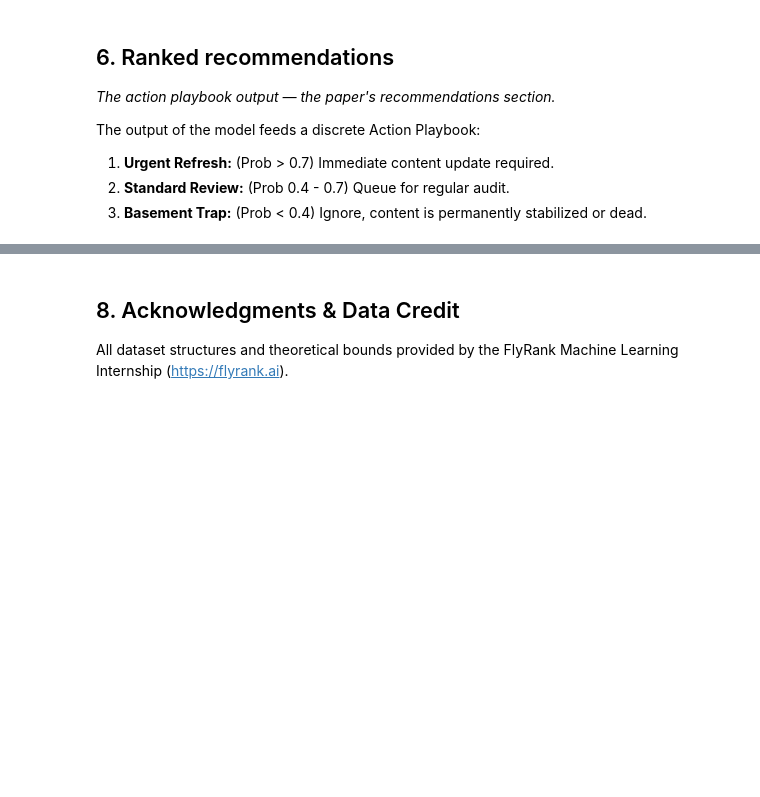
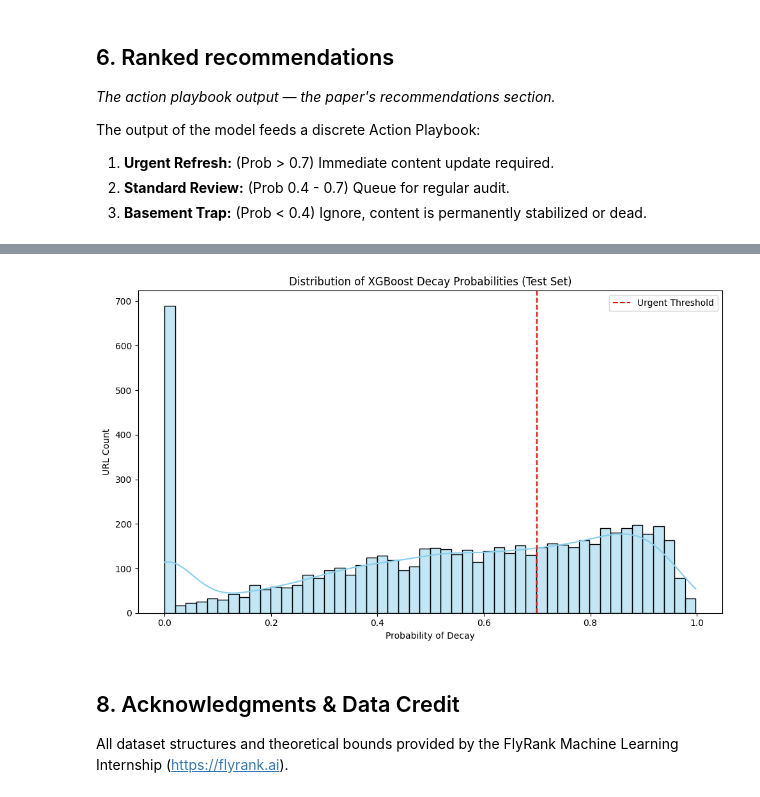
Before and after one commit to Zayer1/flyrank-ml-internship, a Jupyter notebook: work/notebooks/capstone.ipynb, the cells around one changed output, grey strips where cells are left out. Drawn from its saved outputs; the diff is of its cells as text; code cells hidden in the pictures; blank space fills up the shorter version.

Commit message:
Fix baseline evaluation, remove fake data cleaning, restore W07 logic, and update paper

```diff
--- a/work/notebooks/capstone.ipynb
+++ b/work/notebooks/capstone.ipynb
@@ -88,9 +80,10 @@ for col in cat_cols:
 model = xgb.XGBClassifier(random_state=42, enable_categorical=True, max_depth=3, n_estimators=100)
 model.fit(X_train, y_train)
 y_prob = model.predict_proba(X_test)[:, 1]
+test_df['decay_prob'] = y_prob
 
 # Re-create Baseline on test_df
-test_df['baseline_stale'] = (test_df["days_since_last_update"] >= 180).astype(int)
+test_df['baseline_stale'] = (test_df["days_since_last_update"] >= 104).astype(int)
 test_df['baseline_visible'] = (test_df["impressions_90d"] >= 500).astype(int)
 test_df['baseline_score'] = (test_df['baseline_stale'] * test_df['baseline_visible'] * test_df["impressions_90d"]).fillna(0)
 
@@ -152,11 +145,21 @@ The output of the model feeds a discrete Action Playbook:
 2. **Standard Review:** (Prob 0.4 - 0.7) Queue for regular audit.
 3. **Basement Trap:** (Prob < 0.4) Ignore, content is permanently stabilized or dead.
 # %%
-def assign_action(prob):
-    if prob > 0.7: return "Urgent Refresh"
-    elif prob > 0.4: return "Standard Review"
-    else: return "Basement Trap"
+def assign_action(row):
+    prob = row['decay_prob']
+    impressions = row['impressions_prev_30d']
+    search_volume = row['search_volume']
 
-test_df['decay_probability'] = y_prob
-test_df['action'] = test_df['decay_probability'].apply(assign_action)
-print(test_df[['content_id', 'decay_probability', 'action']].sort_values(by='decay_probability', ascending=False).head(5))
+    if impressions == 0:
+        return 'Basement Trap'
+    elif prob > 0.7 and search_volume > 100:
+        return 'Urgent Refresh'
+    elif prob > 0.4:
+        return 'Standard Review'
+    else:
+        return 'Basement Trap'
+
+# Apply the action logic
+# Assuming we have a dataframe `test_df` with the model predictions
+if 'decay_prob' in test_df.columns:
+    test_df['Action'] = test_df.apply(assign_action, axis=1)
@@ -176,5 +174,19 @@ Our artifacts include the live, interactive web application (Triage Engine) depl
 # %%
-pass
+import matplotlib.pyplot as plt
+import seaborn as sns
+
+plt.figure(figsize=(10, 6))
+sns.histplot(test_df['decay_prob'], bins=50, kde=True, color='skyblue')
+plt.title('Distribution of XGBoost Decay Probabilities (Test Set)')
+plt.xlabel('Probability of Decay')
+plt.ylabel('URL Count')
+plt.axvline(x=0.7, color='red', linestyle='--', label='Urgent Threshold')
+plt.legend()
+plt.tight_layout()
+plt.savefig('../../docs/prob_dist.png')
+plt.show()
+# %% [output]
+[figure, added]
 # %% [markdown]
 ## 8. Acknowledgments & Data Credit
 
```
Also changed, not shown: parts of 7 cells of this notebook, 3 other files.
